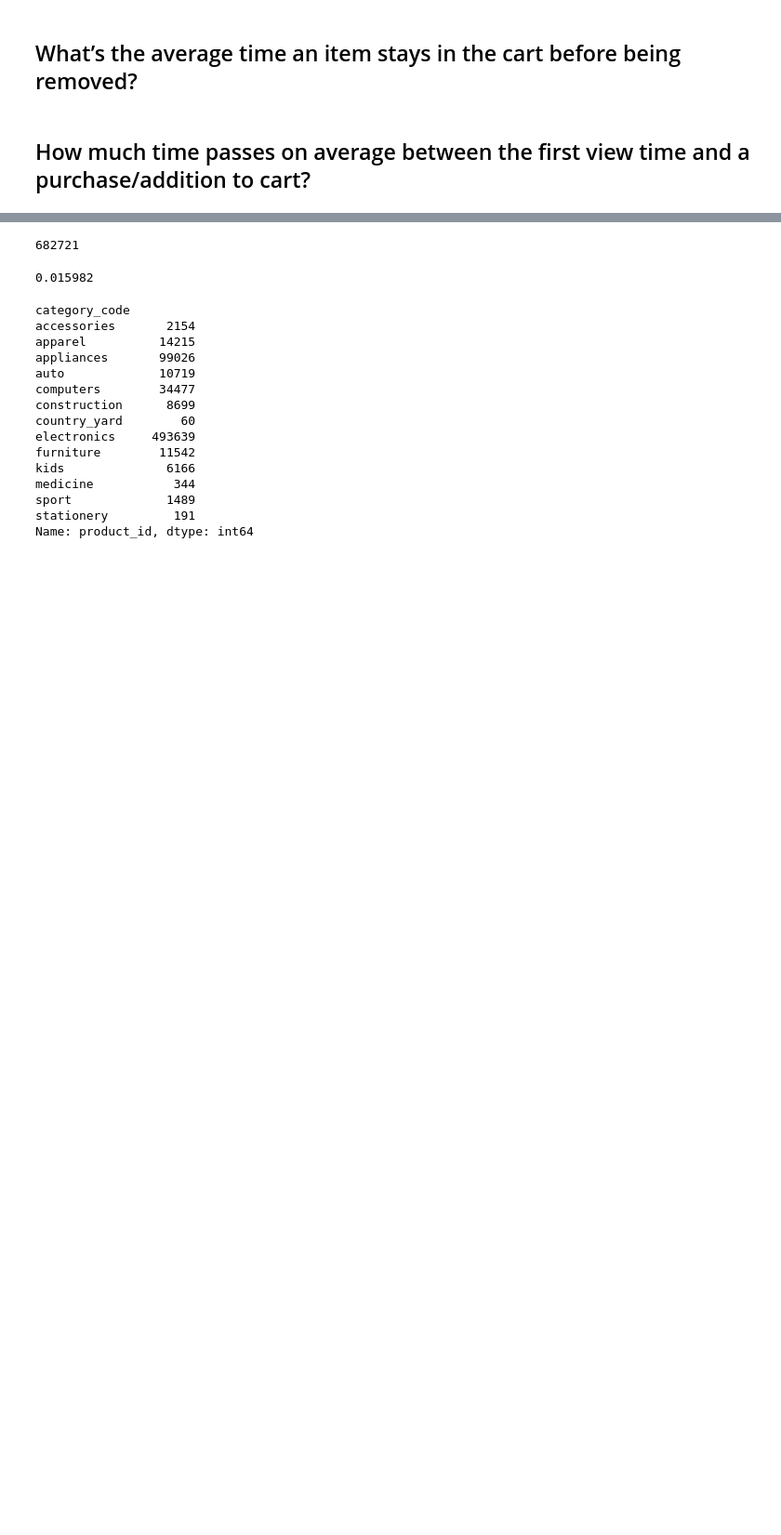
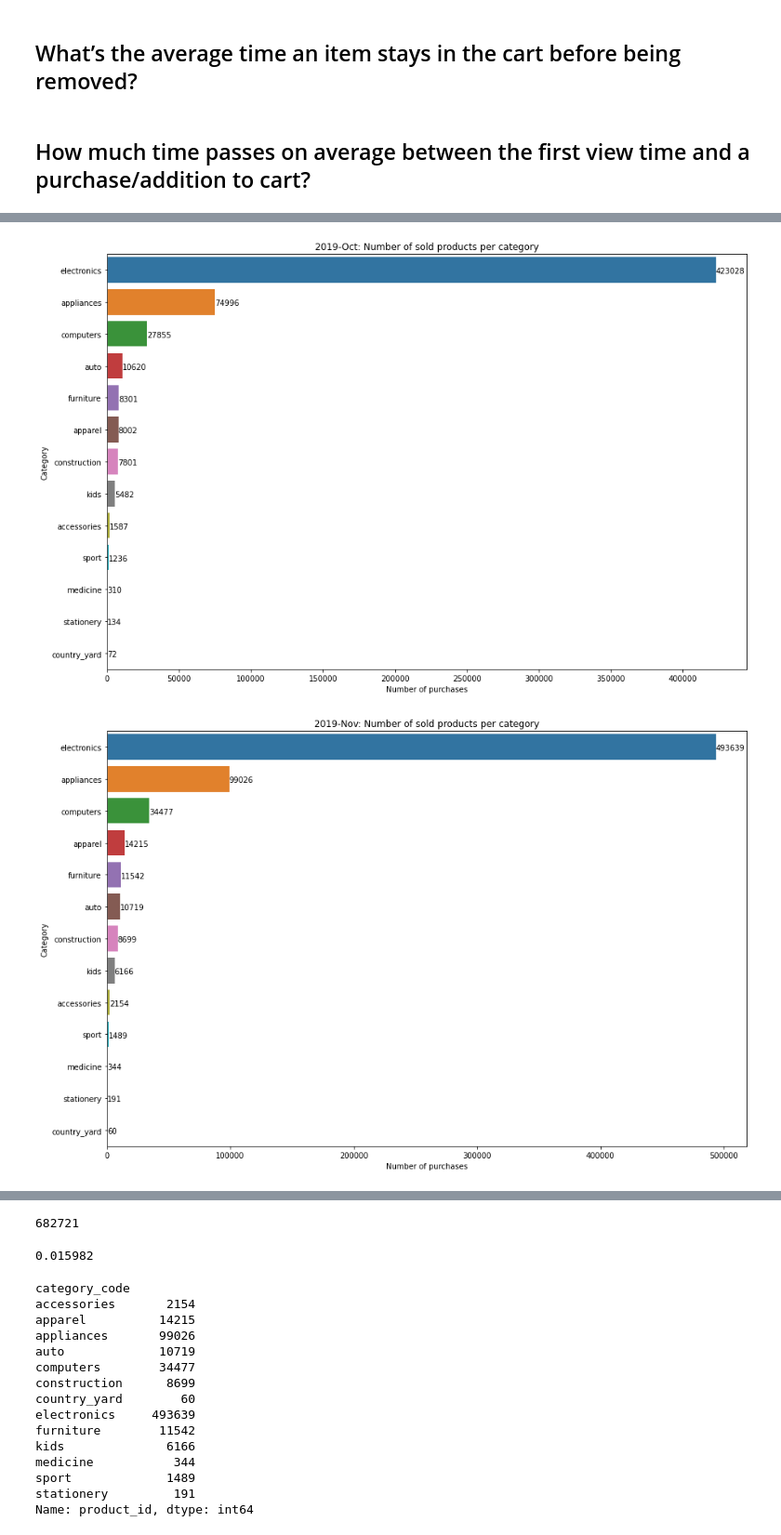
Before and after one commit to LA200/ADM_HW2, a Jupyter notebook: HW2 ADM.ipynb, the cells around one changed output, grey strips where cells are left out. Shown at 93% size. Cells and saved outputs as stored; diff of their text form; code cells hidden in the pictures; blank space fills up the shorter version.

```diff
--- a/HW2 ADM.ipynb
+++ b/HW2 ADM.ipynb
@@ -346,0 +448,48 @@ RQ6
+# %%
+def get_most_trending_products(df_label='2019-Oct', chunksize=100_000):
+    reader = pd.read_csv(
+        f"datasets/{df_label}.csv",
+        usecols=['category_code', 'event_type'],
+        dtype={'category_code': str, 'event_type': str},
+        engine='c',
+        na_filter=False,
+        memory_map=True,
+        chunksize=chunksize
+    )
+    most_trending_products = pd.DataFrame()
+    i = 0
+    for chunk in reader:
+        # print(f"Processing a chunk #{i}")
+        # take only the category
+        chunk.loc[:, 'category_code'] = chunk.category_code.str.split('.').str[0]
+        events_operations = chunk[
+            chunk['event_type'].isin(['purchase']) & ~(chunk['category_code'] == '')
+        ].dropna().groupby(
+            ['category_code']
+        ).event_type.count().to_frame().rename(
+            columns={'event_type': 'n_purchases'}
+        )
+        if most_trending_products.empty:
+            most_trending_products = events_operations
+        else:
+            most_trending_products = most_trending_products.add(events_operations, fill_value=0).astype(np.uint32)
+        i += 1
+    most_trending_products.reset_index(inplace=True)
+    # sort in descending order
+    most_trending_products.sort_values(by=['n_purchases'], ascending=False, inplace=True)
+    # plot results
+    fig, ax = plt.subplots(figsize=(15, 10))
+    bar_plt = sns.barplot(data=most_trending_products, x="n_purchases", y="category_code", palette='tab10')
+    bar_plt.set(
+        ylabel='Category',
+        xlabel='Number of purchases',
+        title=f"{df_label + ': ' if df_label else ''}Number of sold products per category"
+    )
+    show_values_on_bars(ax, "h", 0.3)
+    plt.show()
+# %%
+for df_label in df_labels:
+    get_most_trending_products(df_label=df_label)
+# %% [output]
+[figure, added]
+[figure, added]
```
Also changed, not shown: parts of 77 cells of this notebook.
